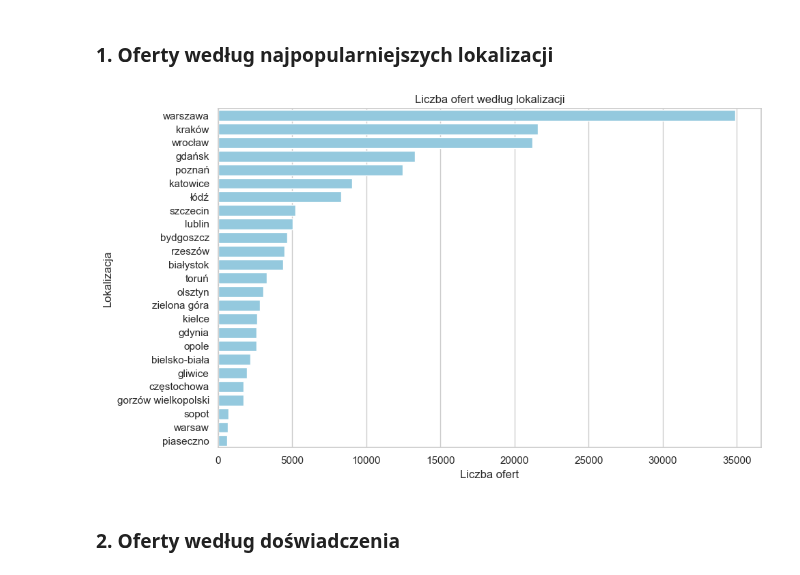
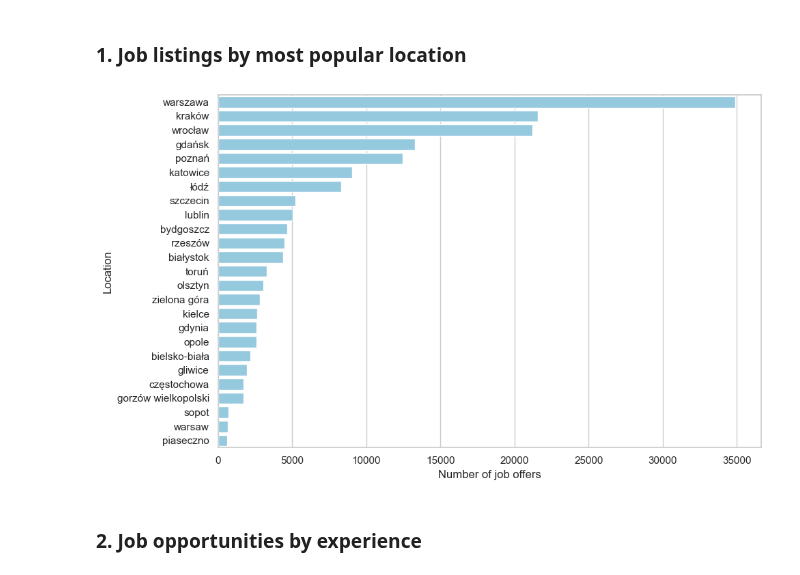
Before and after one commit to czubi1928/analyzing_job_offers, a Jupyter notebook: notebooks/job_analysis.ipynb, the cells around one changed output. Cells and saved outputs as stored; diff of their text form; code cells hidden in the pictures.

```diff
--- a/notebooks/job_analysis.ipynb
+++ b/notebooks/job_analysis.ipynb
@@ -130,22 +131,21 @@ SelectMultiple(description='Experience:', options=('c-level', 'junior', 'mid', '
 SelectMultiple(description='Mode:', options=('hybrid', 'office', 'partly_remote', 'remote'), value=())
 [interactive output not drawn]
 # %% [markdown]
-### 1. Oferty według najpopularniejszych lokalizacji
+### 1. Job listings by most popular location
 # %%
-ilosc_lokalizacji = 25
+number_of_locations = 25
 
-df_location = db.get_offers_by_location().head(n=ilosc_lokalizacji)
+df_location = db.get_offers_by_location().head(n=number_of_locations)
 
 plt.figure(figsize=(10,6))
 sns.barplot(x="total_offers", y="location", data=df_location, color="skyblue")
-plt.title("Liczba ofert według lokalizacji")
-plt.xlabel("Liczba ofert")
-plt.ylabel("Lokalizacja")
+plt.xlabel("Number of job offers")
+plt.ylabel("Location")
 plt.tight_layout()
 plt.show()
 # %% [output]
-[figure, old version]
+[figure, new version]
 # %% [markdown]
-### 2. Oferty według doświadczenia
+### 2. Job opportunities by experience
 # %%
 df_experience = db.get_offers_by_experience()
```
Also changed, not shown: parts of 15 cells of this notebook, 2 other files.
